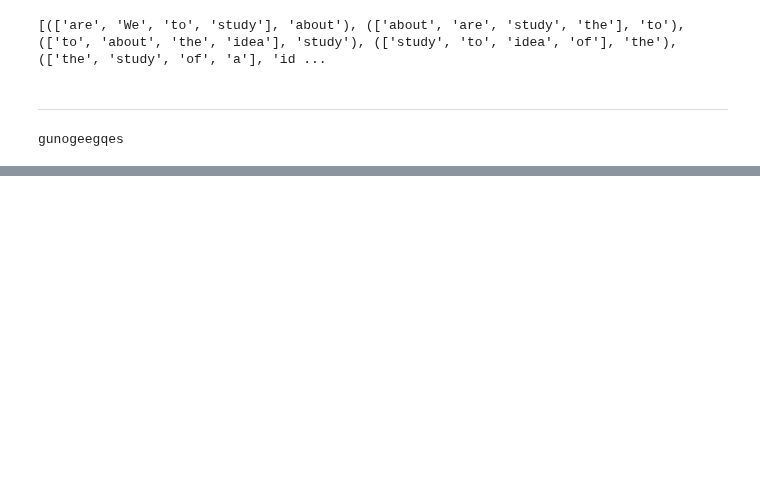
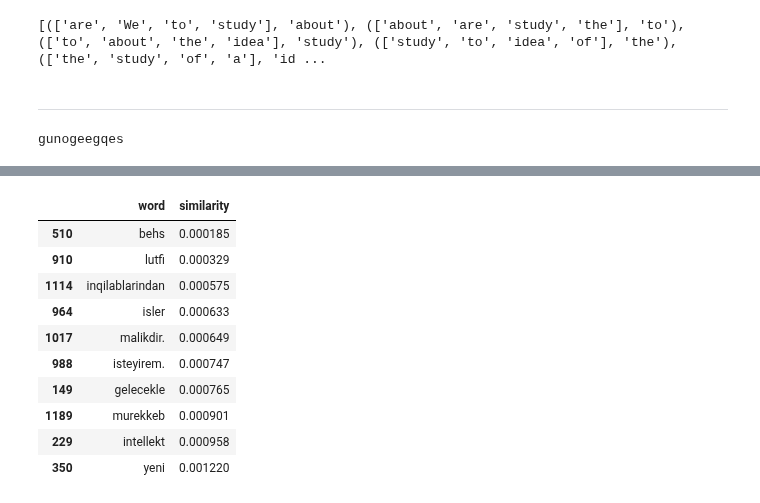
Before and after one commit to ELGUN00/Word2Vec, a Jupyter notebook: notebook.ipynb, the cells around one changed output, grey strips where cells are left out. Cells and saved outputs as stored; diff of their text form; code cells hidden in the pictures; blank space fills up the shorter version.

```diff
--- a/notebook.ipynb
+++ b/notebook.ipynb
@@ -296,0 +403,22 @@ Prediction: biz
+# %%
+word = 'destek'
+word_arr = []
+dist_arr = []
+for w in vocab:
+    dist = torch.cosine_similarity(model.embeddings.weight[word_to_ix[word]].unsqueeze(0),model.embeddings.weight[word_to_ix[w]].unsqueeze(0))
+    word_arr.append(w)
+    dist_arr.append(torch.norm(dist).item())
+df = pd.DataFrame({'word':word_arr,'similarity':dist_arr})
+df.sort_values(by='similarity').head(10)
+# %% [output]
+|  | word | similarity |
+| 510 | behs | 0.000185 |
+| 910 | lutfi | 0.000329 |
+| 1114 | inqilablarindan | 0.000575 |
+| 964 | isler | 0.000633 |
+| 1017 | malikdir. | 0.000649 |
+| 988 | isteyirem. | 0.000747 |
+| 149 | gelecekle | 0.000765 |
+| 1189 | murekkeb | 0.000901 |
+| 229 | intellekt | 0.000958 |
+| 350 | yeni | 0.001220 |
```
Also changed, not shown: parts of 28 cells of this notebook, 1 other file.
